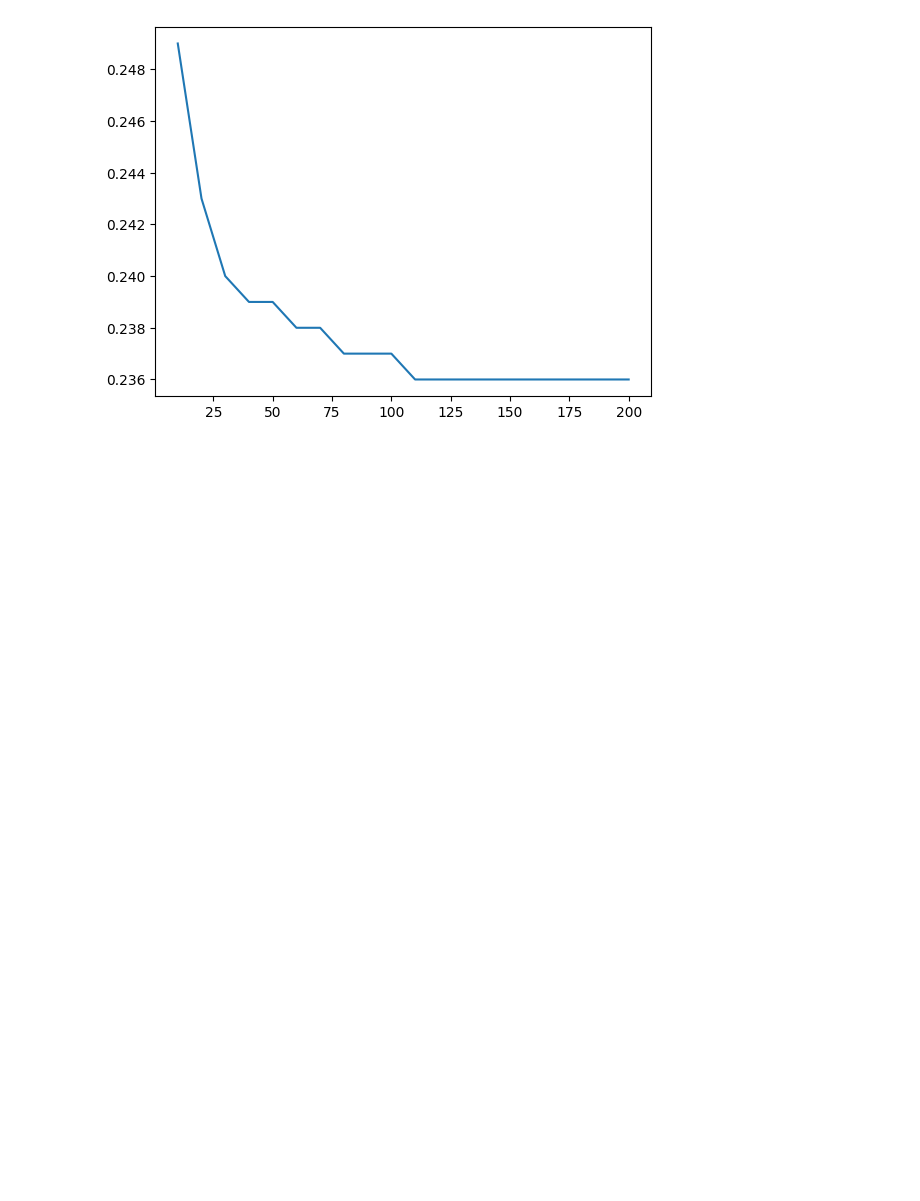
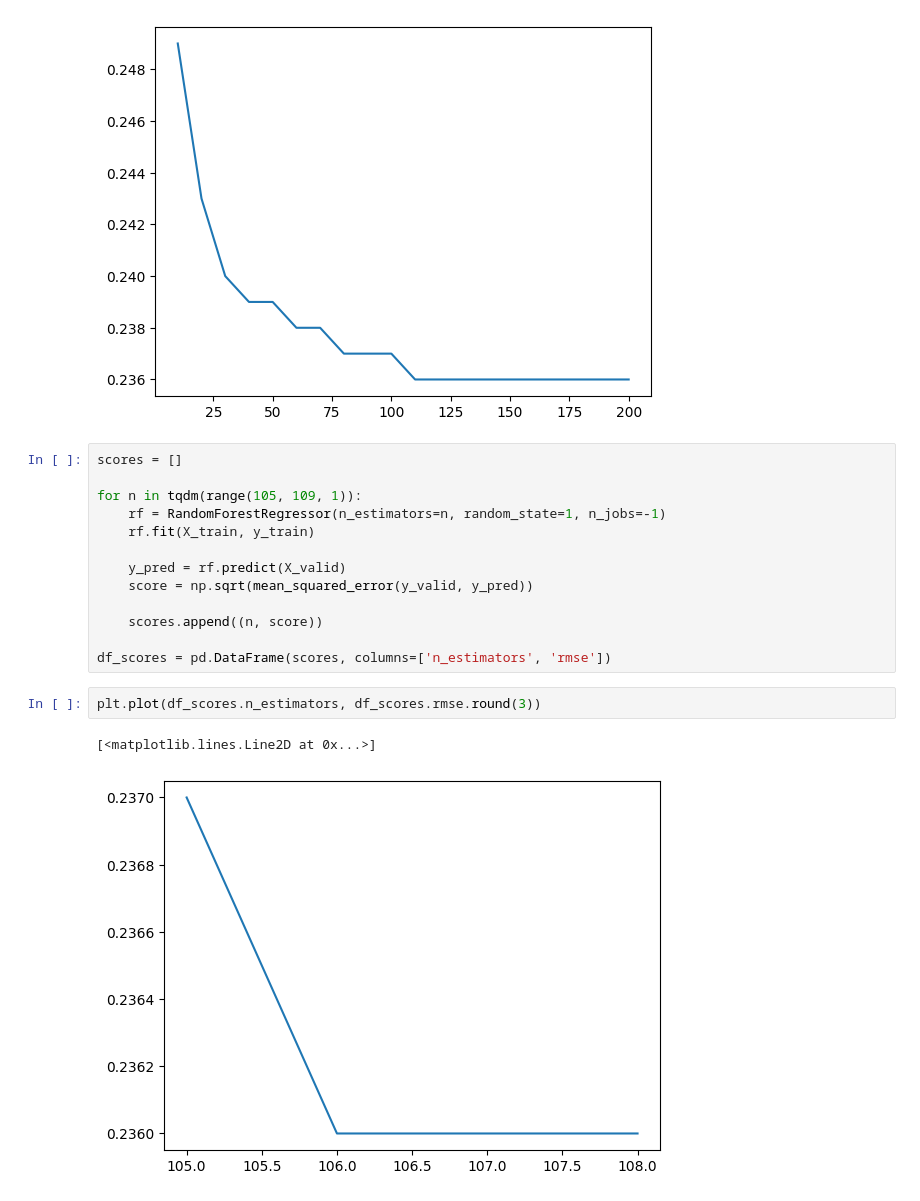
Before and after one commit to tahabinzafar/ML-Zoomcamp, a Jupyter notebook: HW#6/decision-tree.ipynb, the cells around one changed output. Saved outputs shown, nothing was run; the diff lists cells and outputs as text; blank space fills up the shorter version.

```diff
--- a/HW#6/decision-tree.ipynb
+++ b/HW#6/decision-tree.ipynb
@@ -55,3 +55,21 @@ plt.plot(df_scores.n_estimators, df_scores.rmse.round(3))
 # %% [output]
 [<matplotlib.lines.Line2D at 0x...>]
 [figure]
+# %%
+scores = []
+
+for n in tqdm(range(105, 109, 1)):
+    rf = RandomForestRegressor(n_estimators=n, random_state=1, n_jobs=-1)
+    rf.fit(X_train, y_train)
+
+    y_pred = rf.predict(X_valid)
+    score = np.sqrt(mean_squared_error(y_valid, y_pred))
+
+    scores.append((n, score))
+
+df_scores = pd.DataFrame(scores, columns=['n_estimators', 'rmse'])
+# %%
+plt.plot(df_scores.n_estimators, df_scores.rmse.round(3))
+# %% [output]
+[<matplotlib.lines.Line2D at 0x...>]
+[figure, added]
```
Also changed, not shown: parts of 2 cells of this notebook.
